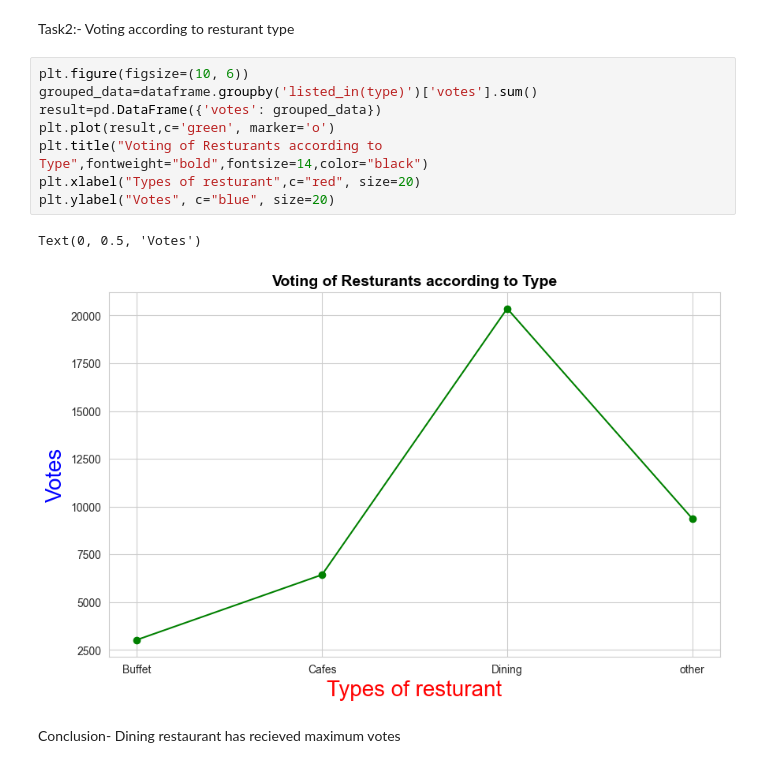
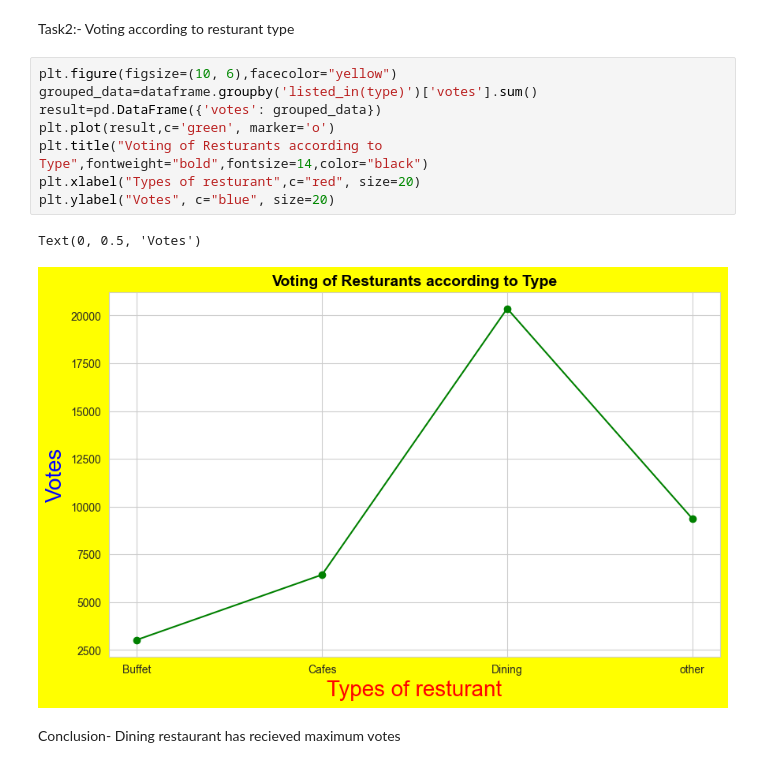
Before and after one commit to AhamadTheAnalyst/Cloudcredits-_Project, a Jupyter notebook: Project_code.ipynb, the cells around one changed output. Saved outputs shown, nothing was run; the diff lists cells and outputs as text.

```diff
--- a/Project_code.ipynb
+++ b/Project_code.ipynb
@@ -122,16 +122,16 @@ So, the conclusion is majority of the resturant falls in dinning category
 # %% [markdown]
 Task2:- Voting according to resturant type
 # %%
-plt.figure(figsize=(10, 6))
+plt.figure(figsize=(10, 6),facecolor="yellow")
 grouped_data=dataframe.groupby('listed_in(type)')['votes'].sum()
 result=pd.DataFrame({'votes': grouped_data})
 plt.plot(result,c='green', marker='o')
 plt.title("Voting of Resturants according to Type",fontweight="bold",fontsize=14,color="black")
 plt.xlabel("Types of resturant",c="red", size=20)
 plt.ylabel("Votes", c="blue", size=20)
 # %% [output]
 Text(0, 0.5, 'Votes')
-[figure, old version]
+[figure, new version]
 # %% [markdown]
 Conclusion- Dining restaurant has recieved maximum votes
 # %% [markdown]
```
Also changed, not shown: parts of 4 cells of this notebook.
